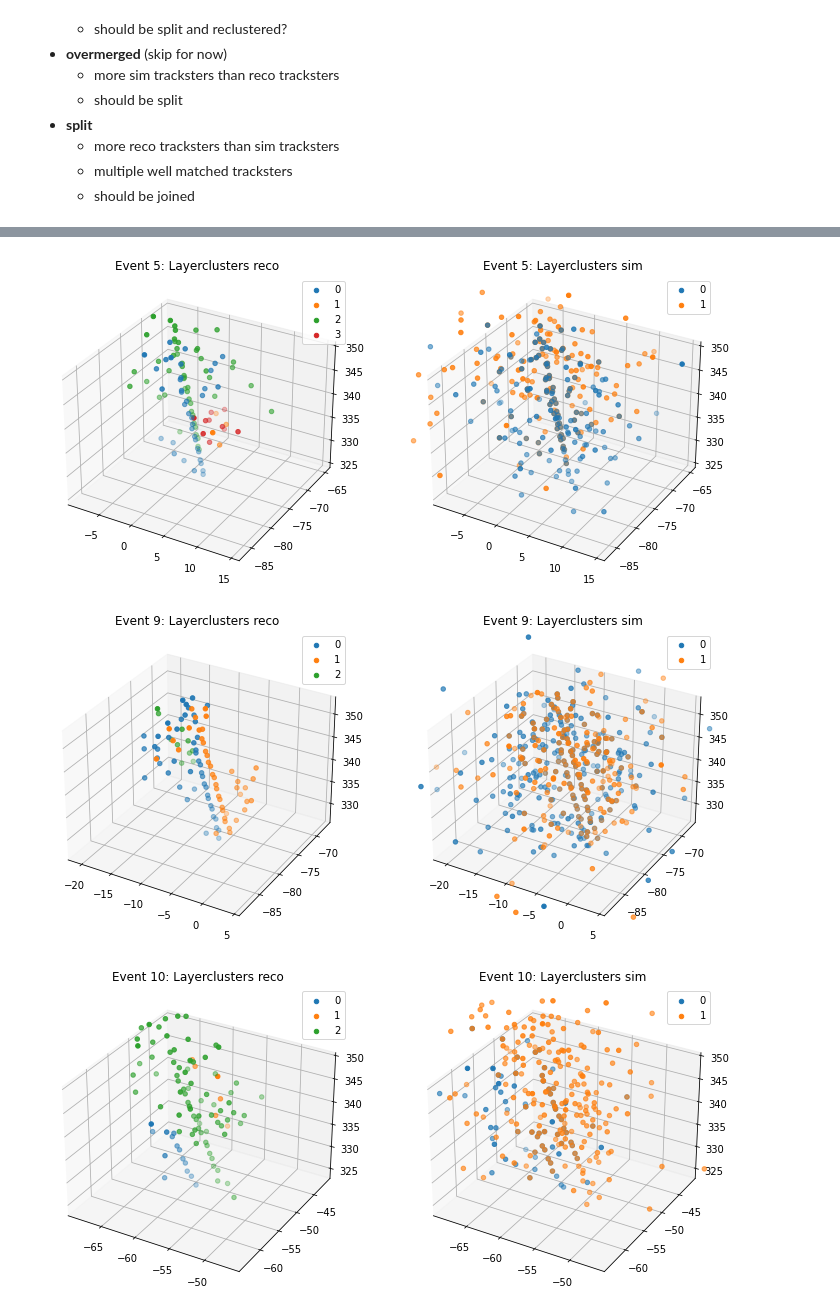
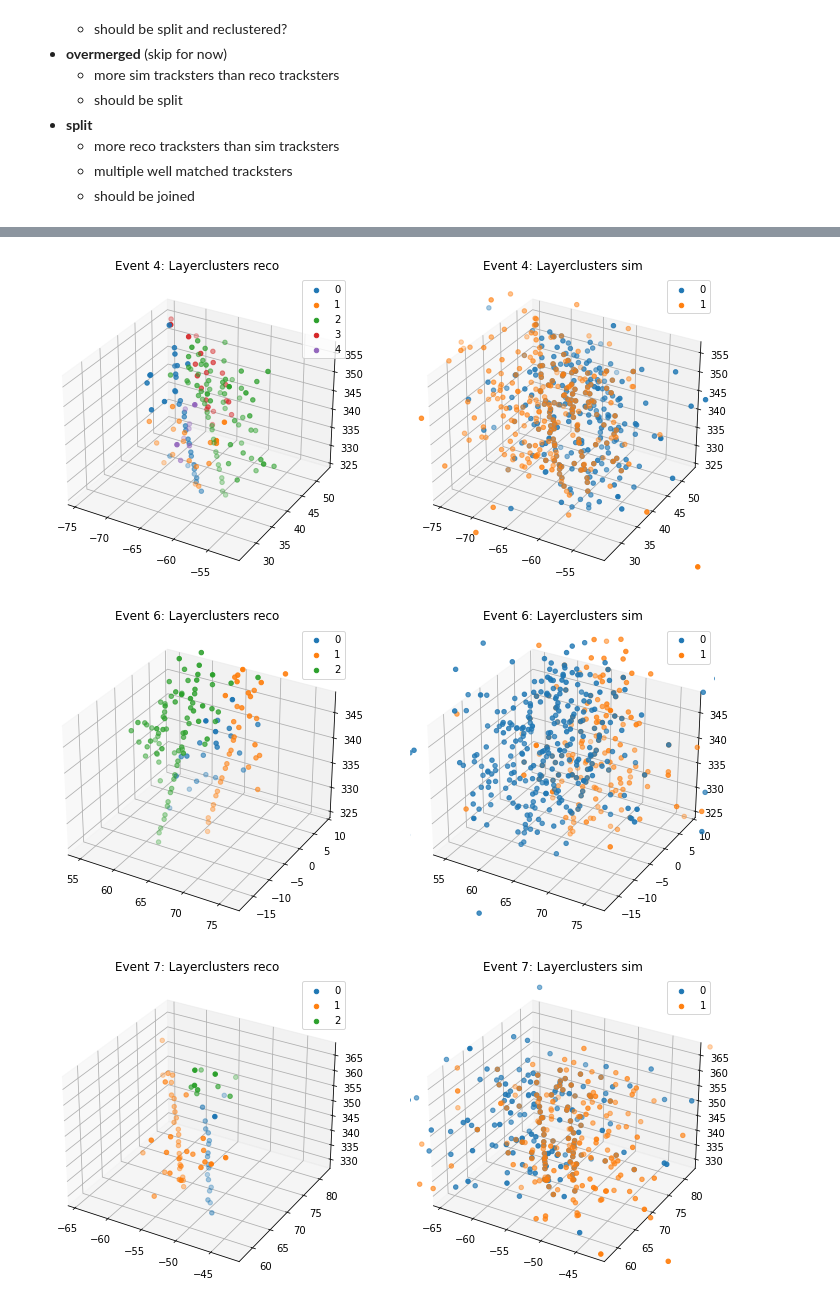
Before and after one commit to edcuba/TICLHack22_PatternReco, a Jupyter notebook: load_root.ipynb, the cells around one changed output, grey strips where cells are left out. Saved outputs shown, nothing was run; the diff lists cells and outputs as text; code cells hidden in the pictures.

Commit message:
Fix incomplete trackster labeling

```diff
--- a/load_root.ipynb
+++ b/load_root.ipynb
@@ -5,7 +5,7 @@ import awkward
 Load the datasets
 # %%
 # double gamma (two photons)
-file_name = "data/ntuples_13723006_0.root"
+file_name = "data/ntuples_13801550_969.root"
 
 tracksters_ds    = {file_name: "ticlNtuplizer/tracksters"}
 simtracksters_ds = {file_name: "ticlNtuplizer/simtrackstersSC"}
@@ -148,7 +148,7 @@ def plot_event(eid):
     ax.set_title(f"Event {eid}: Layerclusters sim")
     ax.legend()
 # %%
-eid = 9
+eid = 1
 plot_event(eid)
 print("SimTracksters:", simtracksters["stsSC_NTracksters"].array()[eid])
 print("RecoTracksters:", tracksters["NTracksters"].array()[eid])
@@ -368,18 +358,17 @@ def incomplete_shared_energy():
         reco_fr = [0] * num_rec_t
 
         # for each trackster, get the simtrackster with the highest energy fraction
-        for st_i, sim_t in enumerate(s2ri):
+        for st_i, reco_indexes, shared_energies in zip(range(len(s2ri)), s2ri, s2r_SE):
             st_e = st_raw_energy[st_i]
-            print(f"Sim trackster {st_i} with energy {st_e:.4f}:")
-            for reco_i in sim_t:
-                st2rt_se = s2r_SE[st_i][reco_i]
-                fraction = st2rt_se / st_e
-                rt_e = raw_energy[reco_i]
-                print(f"\tshared E with {reco_i} = {st2rt_se:.4f} / {rt_e:.4f}, fraction = {fraction:.4f}")
-                if fraction > reco_fr[reco_i]:
-                    reco_fr[reco_i] = fraction
+            # print(f"Event {split_eid} Sim trackster {st_i} with energy {st_e:.4f}:")
+            for rt_i, sh_e in zip(reco_indexes, shared_energies):
+                rt_e = raw_energy[rt_i]
+                fraction = sh_e / st_e
+                # print(f"\tshared energy with {rt_i} ({rt_e:.4f}): {sh_e:.4f} / {st_e:.4f} = {fraction:.4f}")
+                if fraction > reco_fr[rt_i]:
+                    reco_fr[rt_i] = fraction
 
-        sorted_fr = sorted(range(len(reco_fr)), key=lambda x: reco_fr[x], reverse=True)
+        sorted_fr = sorted(range(len(reco_fr)), key=lambda x: reco_fr[x])
         extra_t = sorted_fr[:num_extra_t]
 
         incomplete_tracksters.append((split_eid, extra_t))
@@ -399,6 +379,6 @@ IndexError: index 65535 is out of bounds for axis 0 with size 3
 # %%
 # check results
-for eid, it in incomplete_tracksters_se[:5]:
+for eid, it in incomplete_tracksters_se[:10]:
     print(f"Event {eid}: incomplete tracksters {it}")
     plot_event(eid)
 # %% [output]
@@ -412,3 +397,3 @@ Event 10: incomplete tracksters [2]
-[figure, old version]
+[figure, new version]
-[figure, old version]
+[figure, new version]
-[figure, old version]
+[figure, new version]
```
Also changed, not shown: parts of 8 cells of this notebook.
